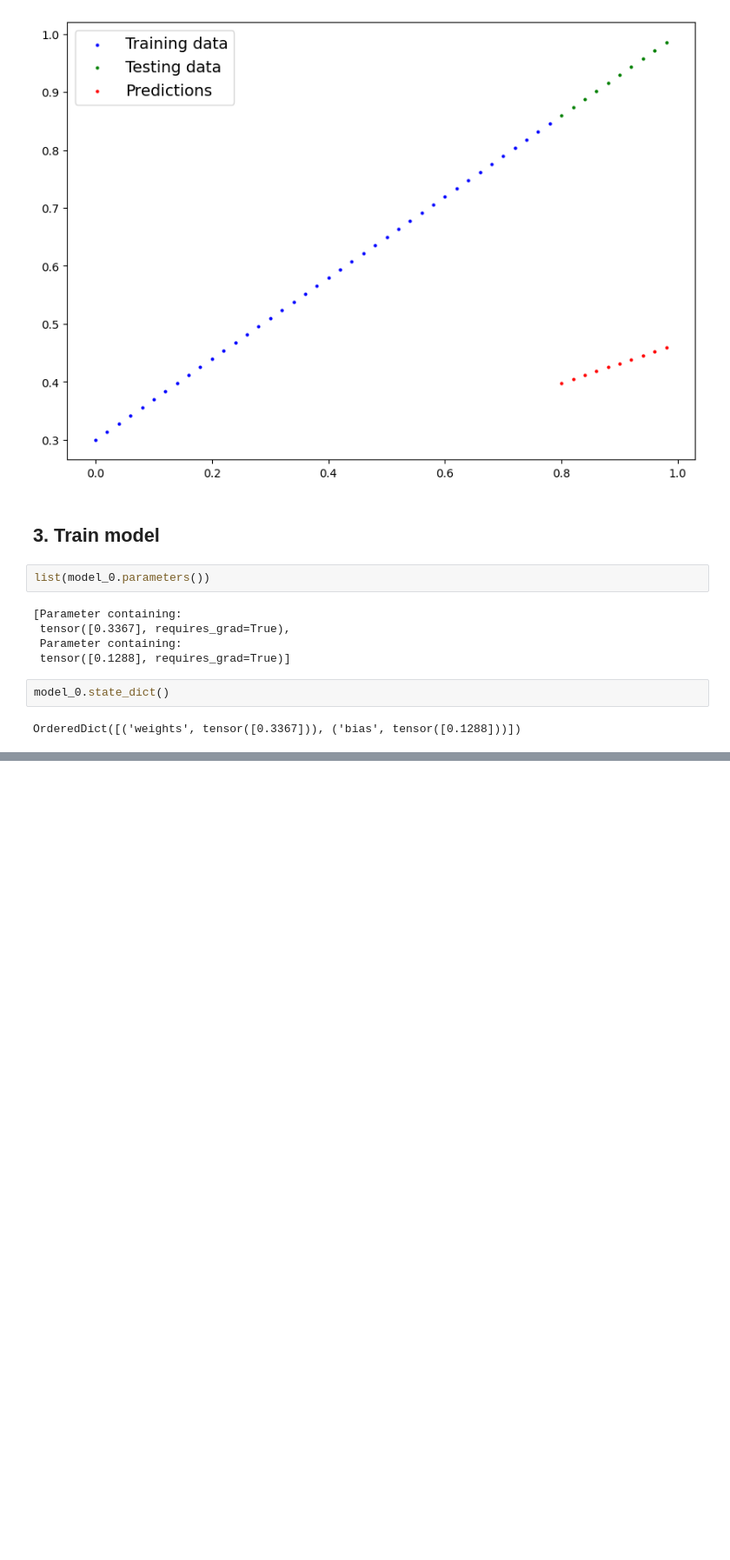
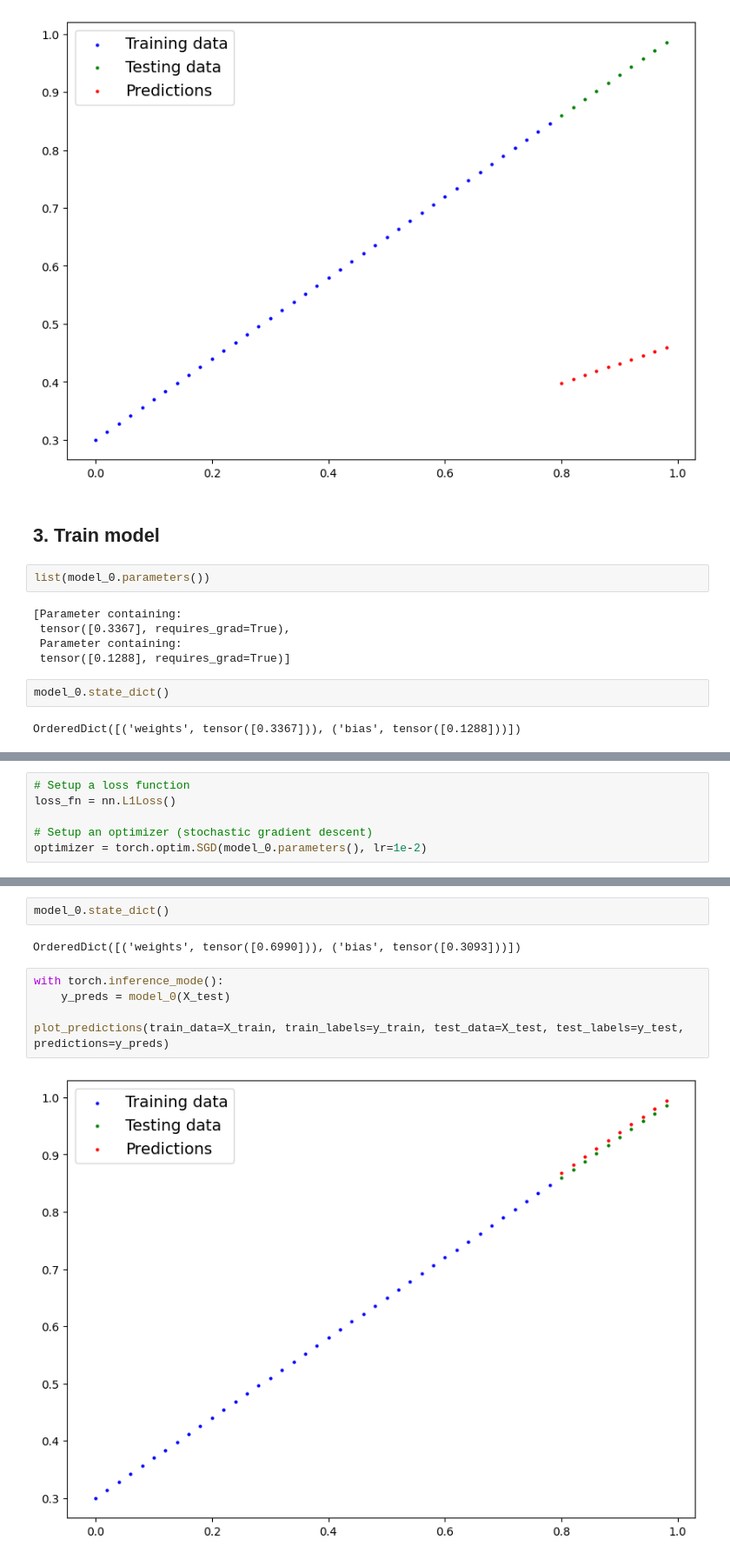
Before and after one commit to jjhhyyg/pytorch_tutorial, a Jupyter notebook: 01_pytorch_workflow.ipynb, the cells around one changed output, grey strips where cells are left out. Shown at 87% size. Drawn from its saved outputs; the diff is of its cells as text; blank space fills up the shorter version.

```diff
--- a/01_pytorch_workflow.ipynb
+++ b/01_pytorch_workflow.ipynb
@@ -200,0 +209,6 @@ OrderedDict([('weights', tensor([0.3367])), ('bias', tensor([0.1288]))])
+# %%
+# Setup a loss function
+loss_fn = nn.L1Loss()
+
+# Setup an optimizer (stochastic gradient descent)
+optimizer = torch.optim.SGD(model_0.parameters(), lr=1e-2)
@@ -200,0 +293,11 @@ OrderedDict([('weights', tensor([0.3367])), ('bias', tensor([0.1288]))])
+# %%
+model_0.state_dict()
+# %% [output]
+OrderedDict([('weights', tensor([0.6990])), ('bias', tensor([0.3093]))])
+# %%
+with torch.inference_mode():
+    y_preds = model_0(X_test)
+
+plot_predictions(train_data=X_train, train_labels=y_train, test_data=X_test, test_labels=y_test, predictions=y_preds)
+# %% [output]
+[figure, added]
```
Also changed, not shown: parts of 8 cells of this notebook.
